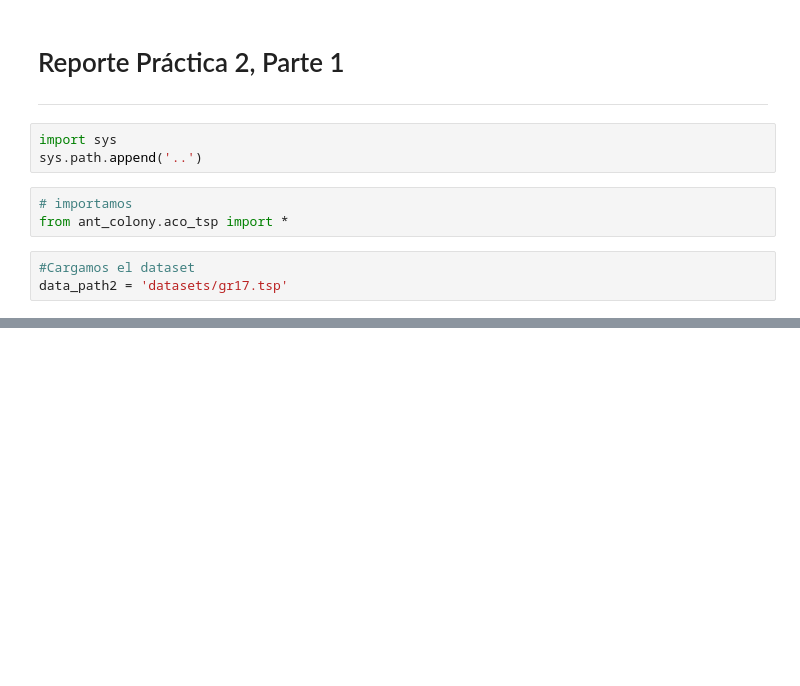
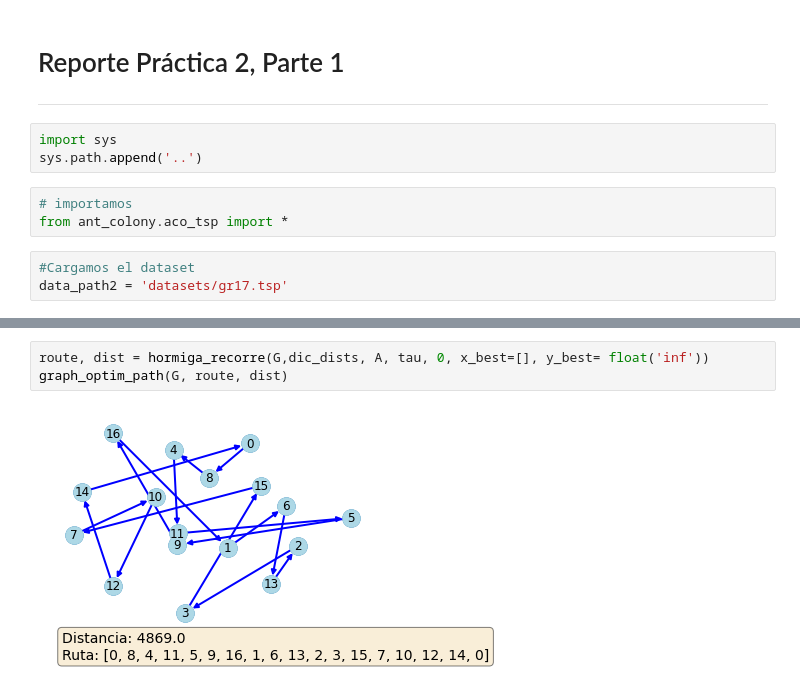
Before and after one commit to optimizacion-2-2021-1-gh-classroom/practica-2-primera-parte-ltejadal, a Jupyter notebook: reporte_equipo_10_parte_1_practica_2.ipynb, the cells around one changed output, grey strips where cells are left out. Drawn from its saved outputs; the diff is of its cells as text; blank space fills up the shorter version.

```diff
--- a/reporte_equipo_10_parte_1_practica_2.ipynb
+++ b/reporte_equipo_10_parte_1_practica_2.ipynb
@@ -28,0 +31,5 @@ FileNotFoundError: [Errno 2] No such file or directory: 'datasets/gr17.tsp'
+# %%
+route, dist = hormiga_recorre(G,dic_dists, A, tau, 0, x_best=[], y_best= float('inf'))
+graph_optim_path(G, route, dist)
+# %% [output]
+[figure, added]
```
Also changed, not shown: parts of 10 cells of this notebook.
